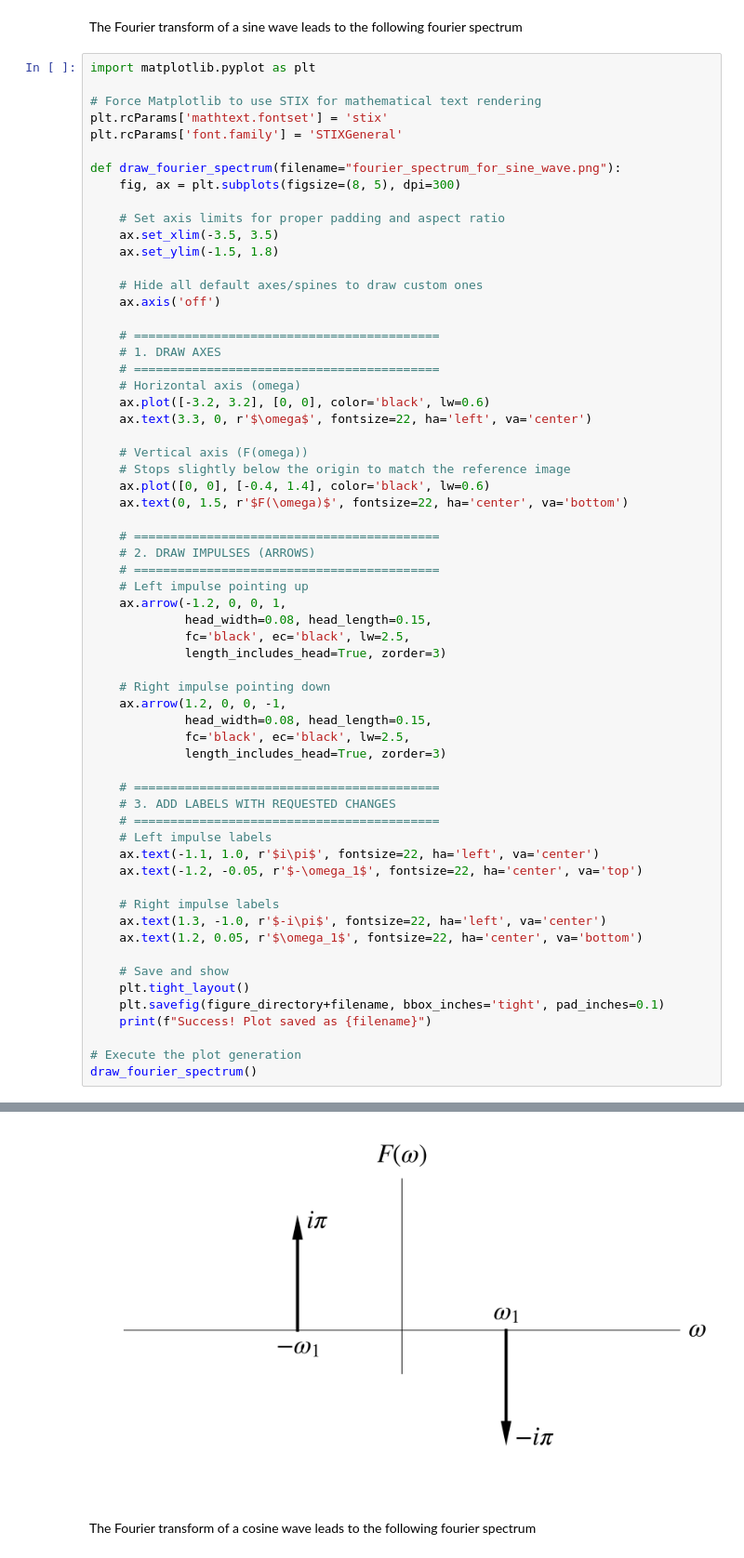
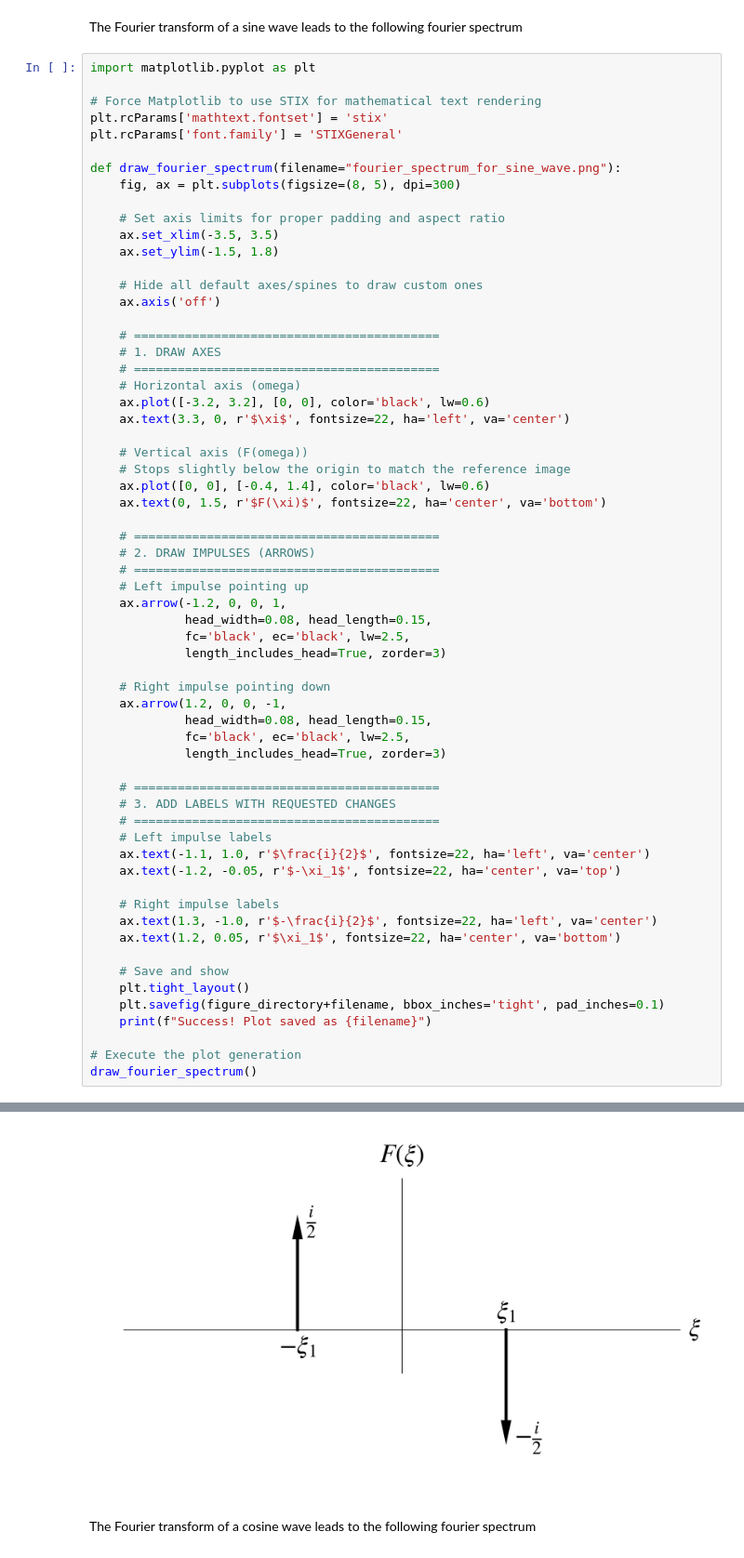
Before and after one commit to Pranav-Acharya1/intro-to-quantum-machine-learning, a Jupyter notebook: Ch2_Quantum_Algorithms.ipynb, the cells around one changed output, grey strips where cells are left out. Shown at 93% size. Drawn from its saved outputs; the diff is of its cells as text.

Commit message:
editted and completed images demonstrating the fourier transform

```diff
--- a/Ch2_Quantum_Algorithms.ipynb
+++ b/Ch2_Quantum_Algorithms.ipynb
@@ -830,49 +830,49 @@ def draw_fourier_spectrum(filename="fourier_spectrum_for_sine_wave.png"):
     # ==========================================
     # Horizontal axis (omega)
     ax.plot([-3.2, 3.2], [0, 0], color='black', lw=0.6)
-    ax.text(3.3, 0, r'$\omega$', fontsize=22, ha='left', va='center')
+    ax.text(3.3, 0, r'$\xi$', fontsize=22, ha='left', va='center')
 
     # Vertical axis (F(omega))
     # Stops slightly below the origin to match the reference image
     ax.plot([0, 0], [-0.4, 1.4], color='black', lw=0.6)
-    ax.text(0, 1.5, r'$F(\omega)$', fontsize=22, ha='center', va='bottom')
+    ax.text(0, 1.5, r'$F(\xi)$', fontsize=22, ha='center', va='bottom')
 
     # ==========================================
     # 2. DRAW IMPULSES (ARROWS)
     # ==========================================
     # Left impulse pointing up
     ax.arrow(-1.2, 0, 0, 1,
              head_width=0.08, head_length=0.15,
              fc='black', ec='black', lw=2.5,
              length_includes_head=True, zorder=3)
 
     # Right impulse pointing down
     ax.arrow(1.2, 0, 0, -1,
              head_width=0.08, head_length=0.15,
              fc='black', ec='black', lw=2.5,
              length_includes_head=True, zorder=3)
 
     # ==========================================
     # 3. ADD LABELS WITH REQUESTED CHANGES
     # ==========================================
     # Left impulse labels
-    ax.text(-1.1, 1.0, r'$i\pi$', fontsize=22, ha='left', va='center')
-    ax.text(-1.2, -0.05, r'$-\omega_1$', fontsize=22, ha='center', va='top')
+    ax.text(-1.1, 1.0, r'$\frac{i}{2}$', fontsize=22, ha='left', va='center')
+    ax.text(-1.2, -0.05, r'$-\xi_1$', fontsize=22, ha='center', va='top')
 
     # Right impulse labels
-    ax.text(1.3, -1.0, r'$-i\pi$', fontsize=22, ha='left', va='center')
-    ax.text(1.2, 0.05, r'$\omega_1$', fontsize=22, ha='center', va='bottom')
+    ax.text(1.3, -1.0, r'$-\frac{i}{2}$', fontsize=22, ha='left', va='center')
+    ax.text(1.2, 0.05, r'$\xi_1$', fontsize=22, ha='center', va='bottom')
 
     # Save and show
     plt.tight_layout()
     plt.savefig(figure_directory+filename, bbox_inches='tight', pad_inches=0.1)
     print(f"Success! Plot saved as {filename}")
 
 # Execute the plot generation
 draw_fourier_spectrum()
 # %% [output]
 Success! Plot saved as fourier_spectrum_for_sine_wave.png
-[figure, old version]
+[figure, new version]
 # %% [markdown]
 The Fourier transform of a cosine wave leads to the following fourier spectrum
 # %%
```
Also changed, not shown: parts of 3 cells of this notebook, 3 other files.
